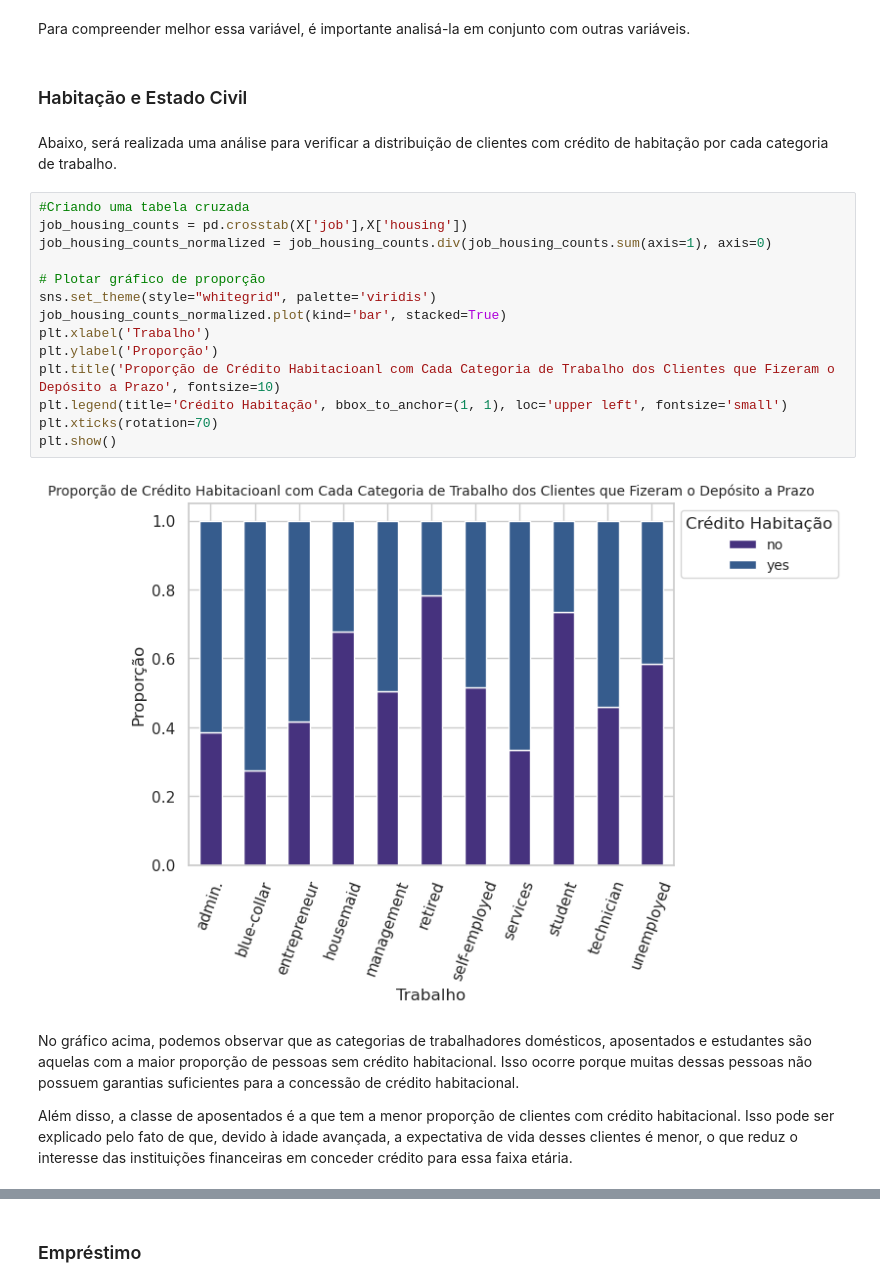
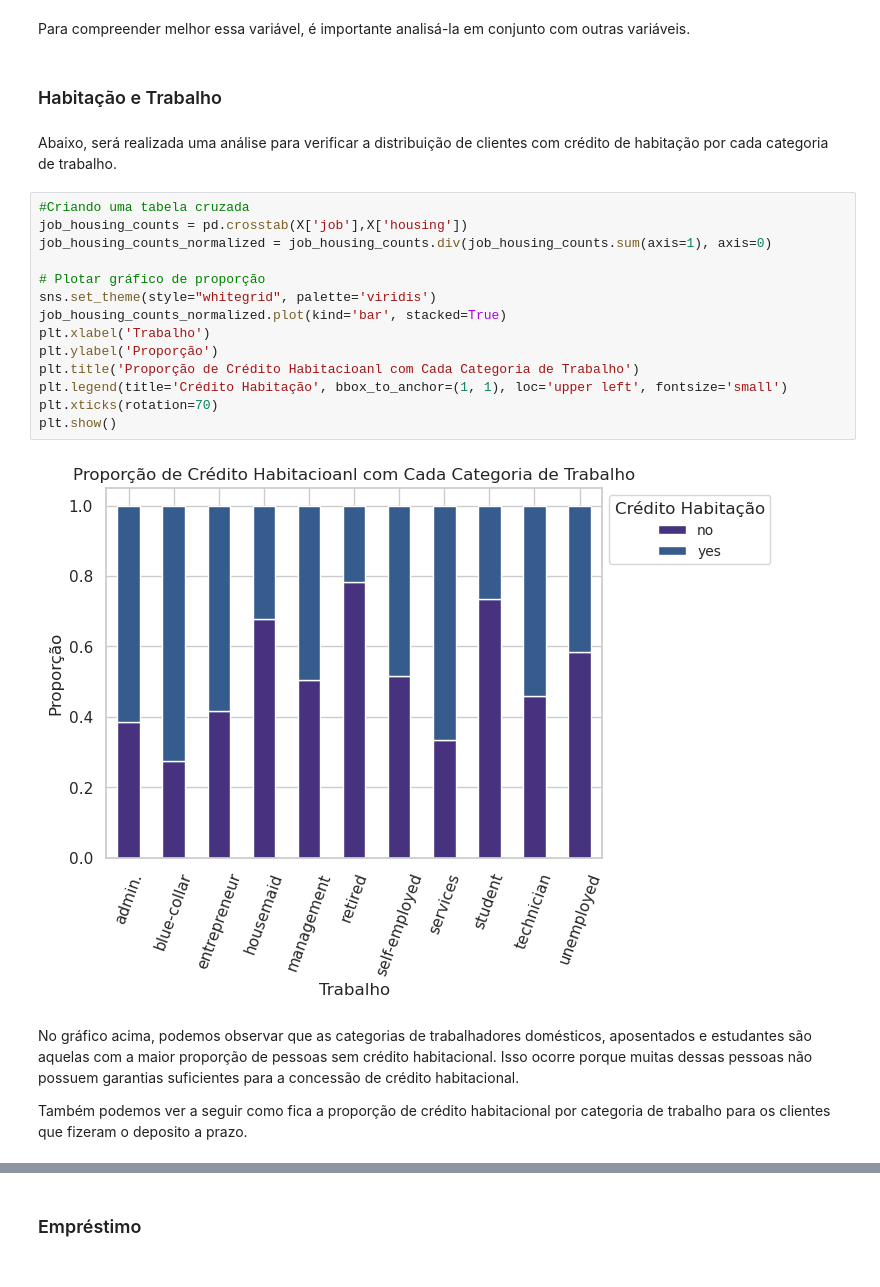
Before and after one commit to gabrieldadcarvalho/machine_learning, a Jupyter notebook: pjt_final/data_understanding.ipynb, the cells around one changed output, grey strips where cells are left out. Drawn from its saved outputs; the diff is of its cells as text.

```diff
--- a/pjt_final/data_understanding.ipynb
+++ b/pjt_final/data_understanding.ipynb
@@ -727,26 +727,26 @@ Um fato interessante é que aproximadamente 63,41% dos clientes que aceitam faze
 # %% [markdown]
 Para compreender melhor essa variável, é importante analisá-la em conjunto com outras variáveis.
 # %% [markdown]
-### Habitação e Estado Civil
+### Habitação e Trabalho
 # %% [markdown]
 Abaixo, será realizada uma análise para verificar a distribuição de clientes com crédito de habitação por cada categoria de trabalho.
 # %%
 #Criando uma tabela cruzada
 job_housing_counts = pd.crosstab(X['job'],X['housing'])
 job_housing_counts_normalized = job_housing_counts.div(job_housing_counts.sum(axis=1), axis=0)
 
 # Plotar gráfico de proporção
 sns.set_theme(style="whitegrid", palette='viridis')
 job_housing_counts_normalized.plot(kind='bar', stacked=True)
 plt.xlabel('Trabalho')
 plt.ylabel('Proporção')
-plt.title('Proporção de Crédito Habitacioanl com Cada Categoria de Trabalho dos Clientes que Fizeram o Depósito a Prazo', fontsize=10)
+plt.title('Proporção de Crédito Habitacioanl com Cada Categoria de Trabalho')
 plt.legend(title='Crédito Habitação', bbox_to_anchor=(1, 1), loc='upper left', fontsize='small')
 plt.xticks(rotation=70)
 plt.show()
 # %% [output]
-[figure, old version]
+[figure, new version]
 # %% [markdown]
 No gráfico acima, podemos observar que as categorias de trabalhadores domésticos, aposentados e estudantes são aquelas com a maior proporção de pessoas sem crédito habitacional. Isso ocorre porque muitas dessas pessoas não possuem garantias suficientes para a concessão de crédito habitacional.
 
-Além disso, a classe de aposentados é a que tem a menor proporção de clientes com crédito habitacional. Isso pode ser explicado pelo fato de que, devido à idade avançada, a expectativa de vida desses clientes é menor, o que reduz o interesse das instituições financeiras em conceder crédito para essa faixa etária.
+Também podemos ver a seguir como fica a proporção de crédito habitacional por categoria de trabalho para os clientes que fizeram o deposito a prazo.
```
Also changed, not shown: parts of 10 cells of this notebook.
